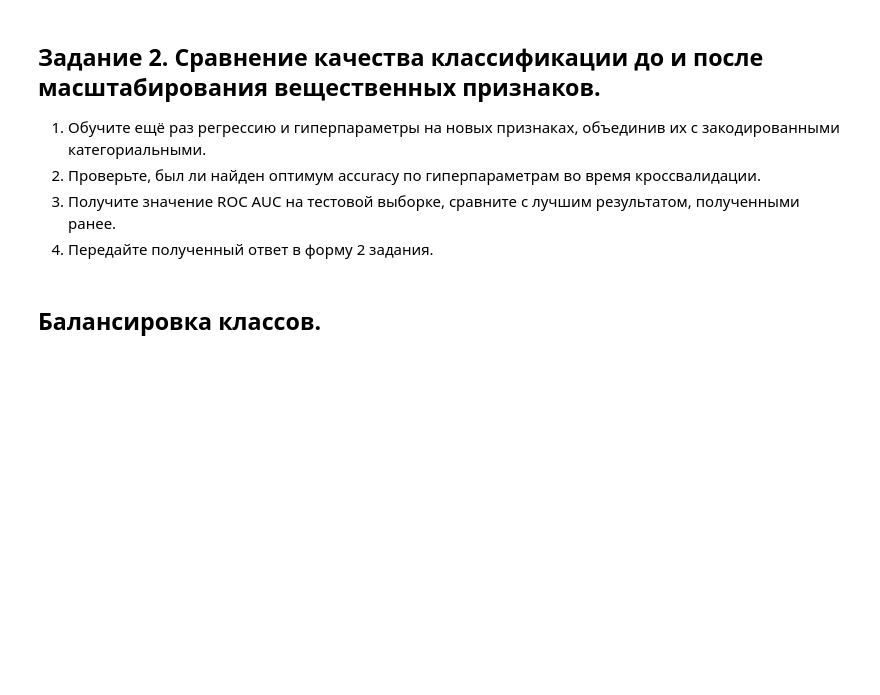
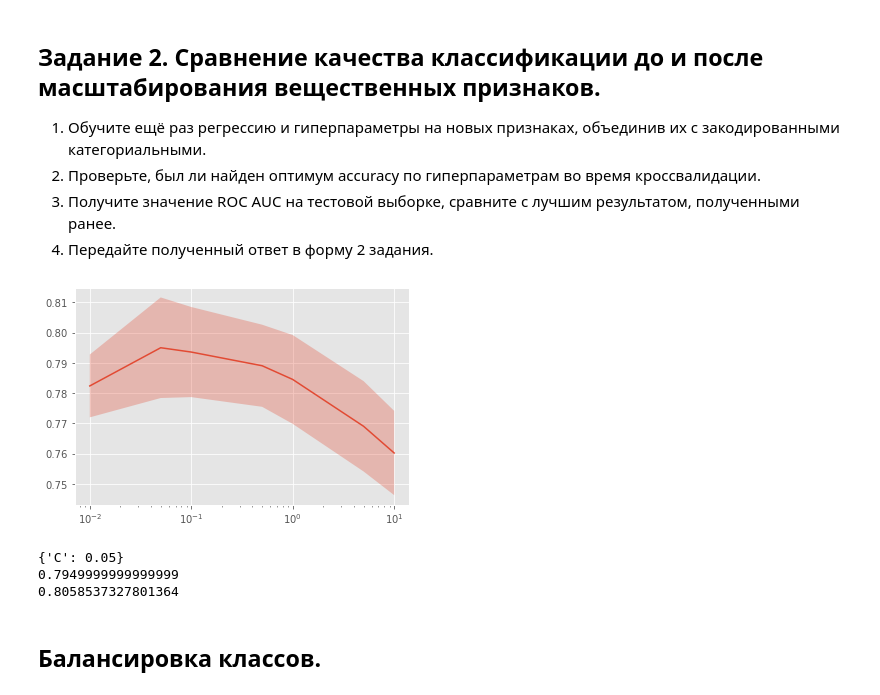
Before and after one commit to SBelousov1985/Machine-learning, a Jupyter notebook: 5. Методы предобработки данных и логистическая регрессия/Preprocessing_LR_for_Stepik.ipynb, the cells around one changed output. Cells and saved outputs as stored; diff of their text form; code cells hidden in the pictures; blank space fills up the shorter version.

```diff
--- a/5. Методы предобработки данных и логистическая регрессия/Preprocessing_LR_for_Stepik.ipynb
+++ b/5. Методы предобработки данных и логистическая регрессия/Preprocessing_LR_for_Stepik.ipynb
@@ -378,6 +378,9 @@ $$ x^{scaled}_{id} = \dfrac{x_{id} - \mu_d}{\sigma_d}, \quad \mu_d = \frac{1}{N}
 from sklearn.preprocessing import StandardScaler
 
 # place your code here
+scaler = StandardScaler()
+X_train_real_scaled = scaler.fit_transform(X_train_real_zeros)
+X_test_real_scaled = scaler.transform(X_test_real_zeros)
 # %% [markdown]
 ## Сравнение признаковых пространств.
 # %% [markdown]
@@ -400,3 +403,20 @@ plt.show()
+# %%
+X_train_real_scaled = pd.DataFrame(X_train_real_scaled, columns = numeric_cols)
+X_train_scaled = X_train_real_scaled.join(pd.DataFrame(X_train_cat_oh, index = X_train_real_scaled.index))
+X_test_real_scaled = pd.DataFrame(X_test_real_scaled, columns = numeric_cols)
+X_test_scaled = X_test_real_scaled.join(pd.DataFrame(X_test_cat_oh, index = X_test_real_scaled.index))
+optimizer.fit(X_train_scaled, y_train)
+plot_scores(optimizer)
+print(optimizer.best_params_)
+print(optimizer.best_score_)
+prediction_scaled = optimizer.predict(X_test_scaled)
+auc_scaled = roc_auc_score(y_test, prediction_scaled)
+print(auc_scaled)
+# %% [output]
+[figure, added]
+{'C': 0.05}
+0.7949999999999999
+0.8058537327801364
 # %% [markdown]
 ## Балансировка классов.
 # %% [markdown]
```
Also changed, not shown: parts of 7 cells of this notebook.
